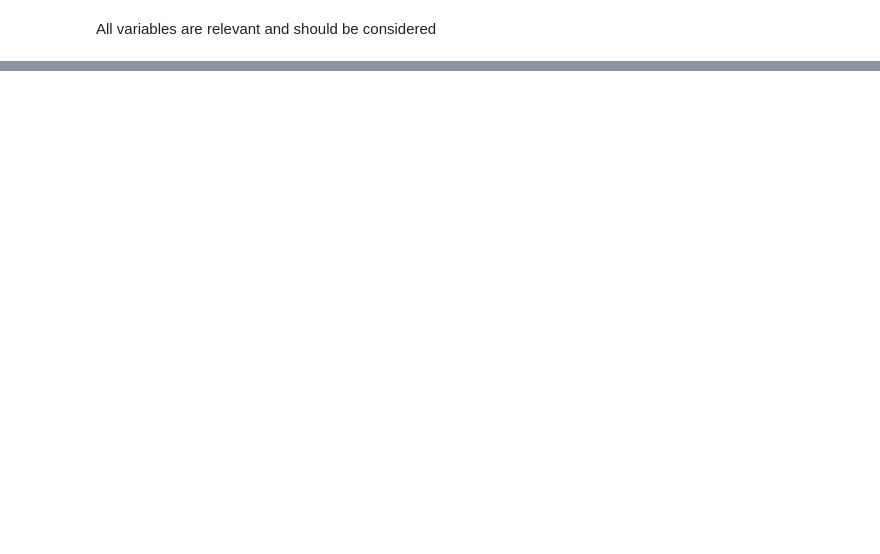
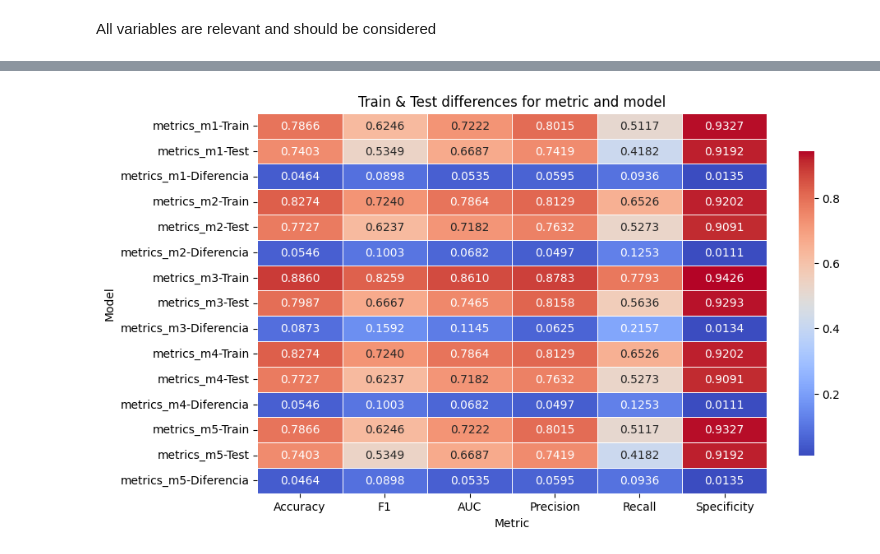
Before and after one commit to agustinluj/boosting-algorithms-project, a Jupyter notebook: src/explore.ipynb, the cells around one changed output, grey strips where cells are left out. Saved outputs shown, nothing was run; the diff lists cells and outputs as text; code cells hidden in the pictures; blank space fills up the shorter version.

```diff
--- a/src/explore.ipynb
+++ b/src/explore.ipynb
@@ -340,0 +330,15 @@ y_test = df_imputed["Outcome"]
+# %%
+model1 = XGBClassifier(max_depth=10, min_child_weight=20, learning_rate=0.01, random_state=420)
+model1.fit(X_train, y_train)
+
+model2 = XGBClassifier(max_depth=20, min_child_weight=10, learning_rate=0.02, random_state=420)
+model2.fit(X_train, y_train)
+
+model3 = XGBClassifier(max_depth=50, min_child_weight=5, learning_rate=0.025, random_state=420)
+model3.fit(X_train, y_train)
+
+model4 = XGBClassifier(max_depth=30, min_child_weight=10, learning_rate=0.02, random_state=420)
+model4.fit(X_train, y_train)
+
+model5 = XGBClassifier(max_depth=10, min_child_weight=20, learning_rate=0.01, random_state=420)
+model5.fit(X_train, y_train)
@@ -340,0 +410,21 @@ y_test = df_imputed["Outcome"]
+# %%
+y_train_pred1 = model1.predict(X_train)
+y_test_pred1 = model1.predict(X_test)
+y_train_pred2 = model2.predict(X_train)
+y_test_pred2 = model2.predict(X_test)
+y_train_pred3 = model3.predict(X_train)
+y_test_pred3 = model3.predict(X_test)
+y_train_pred4 = model4.predict(X_train)
+y_test_pred4 = model4.predict(X_test)
+y_train_pred5 = model5.predict(X_train)
+y_test_pred5 = model5.predict(X_test)
+# %%
+metrics_m1 = get_metrics(y_train, y_test, y_train_pred1, y_test_pred1)
+metrics_m2 = get_metrics(y_train, y_test, y_train_pred2, y_test_pred2)
+metrics_m3 = get_metrics(y_train, y_test, y_train_pred3, y_test_pred3)
+metrics_m4 = get_metrics(y_train, y_test, y_train_pred4, y_test_pred4)
+metrics_m5 = get_metrics(y_train, y_test, y_train_pred5, y_test_pred5)
+
+keys = ['metrics_m1','metrics_m2','metrics_m3','metrics_m4','metrics_m5']
+metrics_compared = pd.concat([metrics_m1,metrics_m2,metrics_m3,metrics_m4,metrics_m5], axis=0, keys=keys)
+metrics_compared
@@ -340,0 +448,11 @@ y_test = df_imputed["Outcome"]
+# %%
+# Creo un heatmap
+plt.figure(figsize=(10, 6))
+sns.heatmap(metrics_compared, annot=True, cmap='coolwarm', fmt=".4f", linewidths=.5, cbar_kws={"shrink": .8})
+
+plt.title('Train & Test differences for metric and model')
+plt.ylabel('Model')
+plt.xlabel('Metric')
+plt.show()
+# %% [output]
+[figure, added]
```
Also changed, not shown: parts of 17 cells of this notebook.
